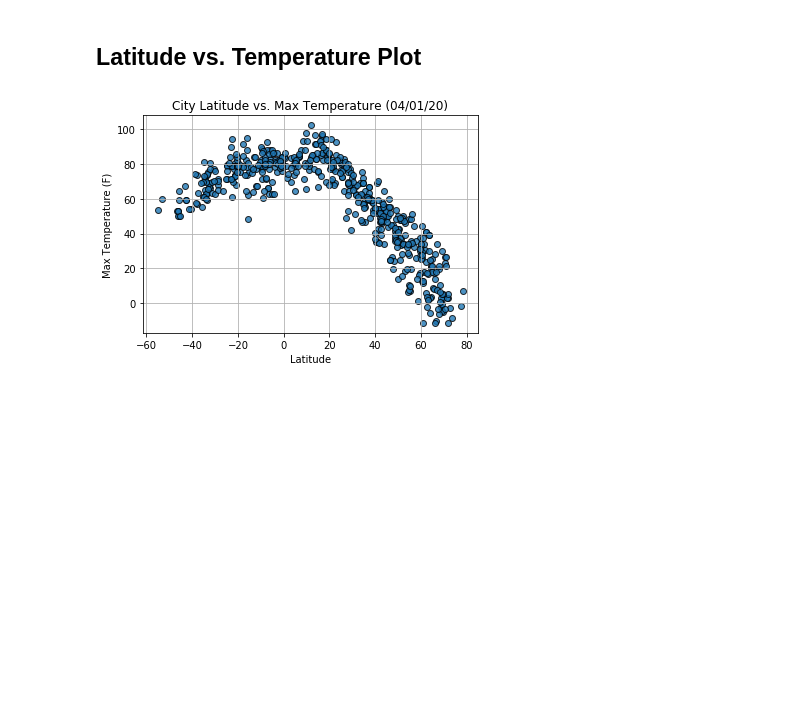
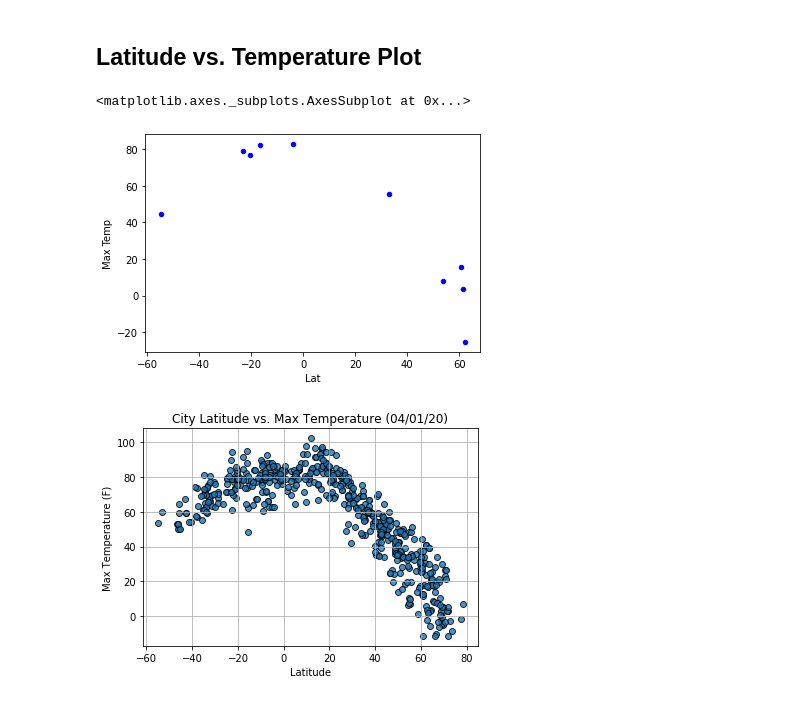
Before and after one commit to corriethomas/Python-API-Challenge, a Jupyter notebook: WeatherPy/starter_code/WeatherPy-Copy2.ipynb, the cells around one changed output. Drawn from its saved outputs; the diff is of its cells as text; code cells hidden in the pictures; blank space fills up the shorter version.

Commit message:
adds scatter plots

```diff
--- a/WeatherPy/starter_code/WeatherPy-Copy2.ipynb
+++ b/WeatherPy/starter_code/WeatherPy-Copy2.ipynb
@@ -56,6 +57,7 @@ len(cities)
 * Include a print log of each city as it'sbeing processed (with the city number and city name).
 # %%
 url = "http://api.openweathermap.org/data/2.5/weather?"
+params = {"units": "imperial"}
 
 city_name = []
 cloudiness = []
@@ -71,7 +73,7 @@ record_counter = 1
 for city in cities:
     try:
         query_url = f"{url}q={city}&appid={api_key}"
-        response = requests.get(query_url).json()
+        response = requests.get(query_url, params=params).json()
         city_name.append(response["name"])
         cloudiness.append(response["clouds"]["all"])
         country.append(response["sys"]["country"])
@@ -164,3 +191,6 @@ city_df.to_csv("output_data/cities.csv")
 ## Inspect the data and remove the cities where the humidity > 100%.
 ----
 Skip this step if there are no cities that have humidity > 100%.
+# %%
+clean_city_df = city_df[city_df["Humidity"] < 100]
+clean_city_df
@@ -195,6 +249,13 @@ Int64Index([], dtype='int64')
 * Save the plotted figures as .pngs.
 # %% [markdown]
 ## Latitude vs. Temperature Plot
+# %%
+x_lat = clean_city_df["Lat"]
+y_temp = clean_city_df["Max Temp"]
+clean_city_df.plot.scatter("Lat", "Max Temp", color="blue")
+# %% [output]
+<matplotlib.axes._subplots.AxesSubplot at 0x...>
+[figure, added]
 # %%
 # %% [output]
 [figure]
```
Also changed, not shown: parts of 9 cells of this notebook, 1 other file.
